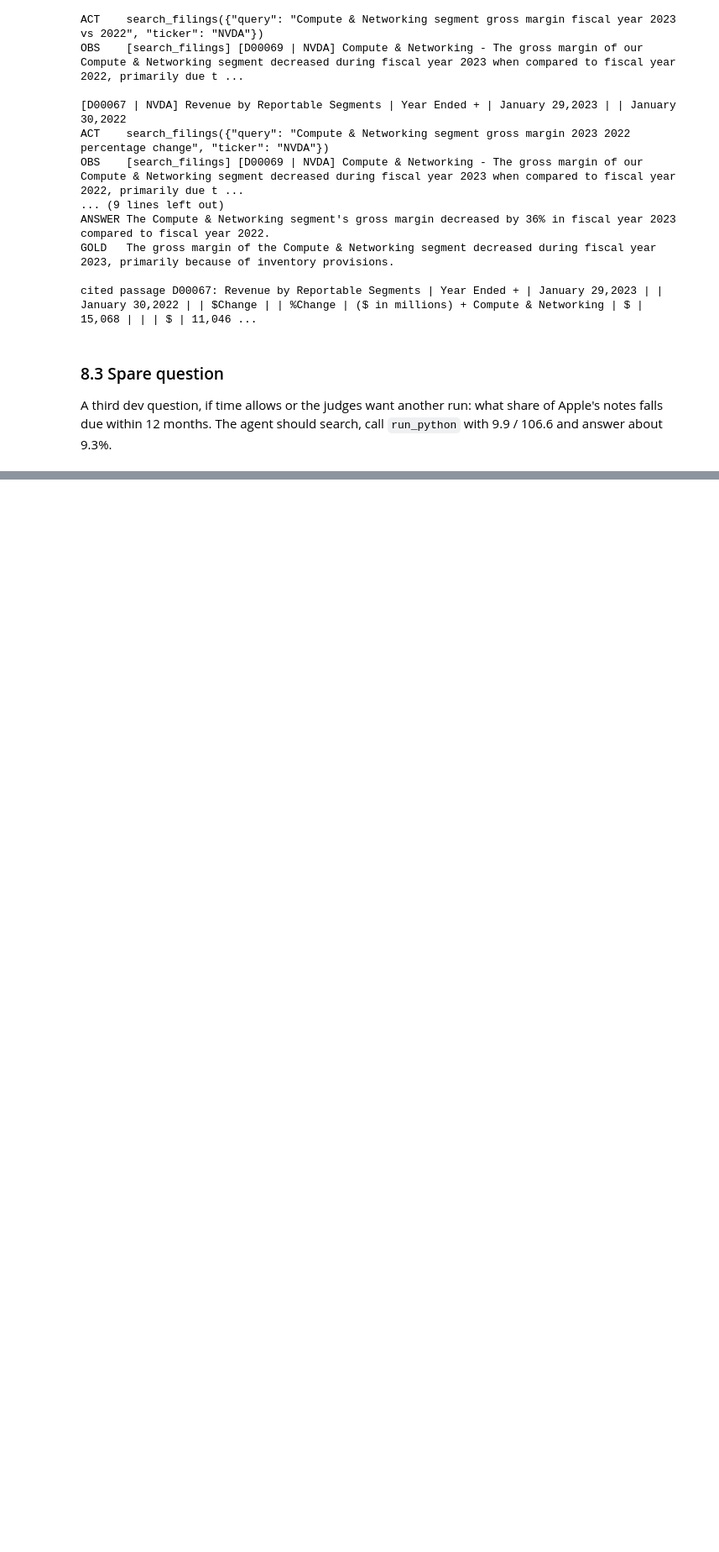
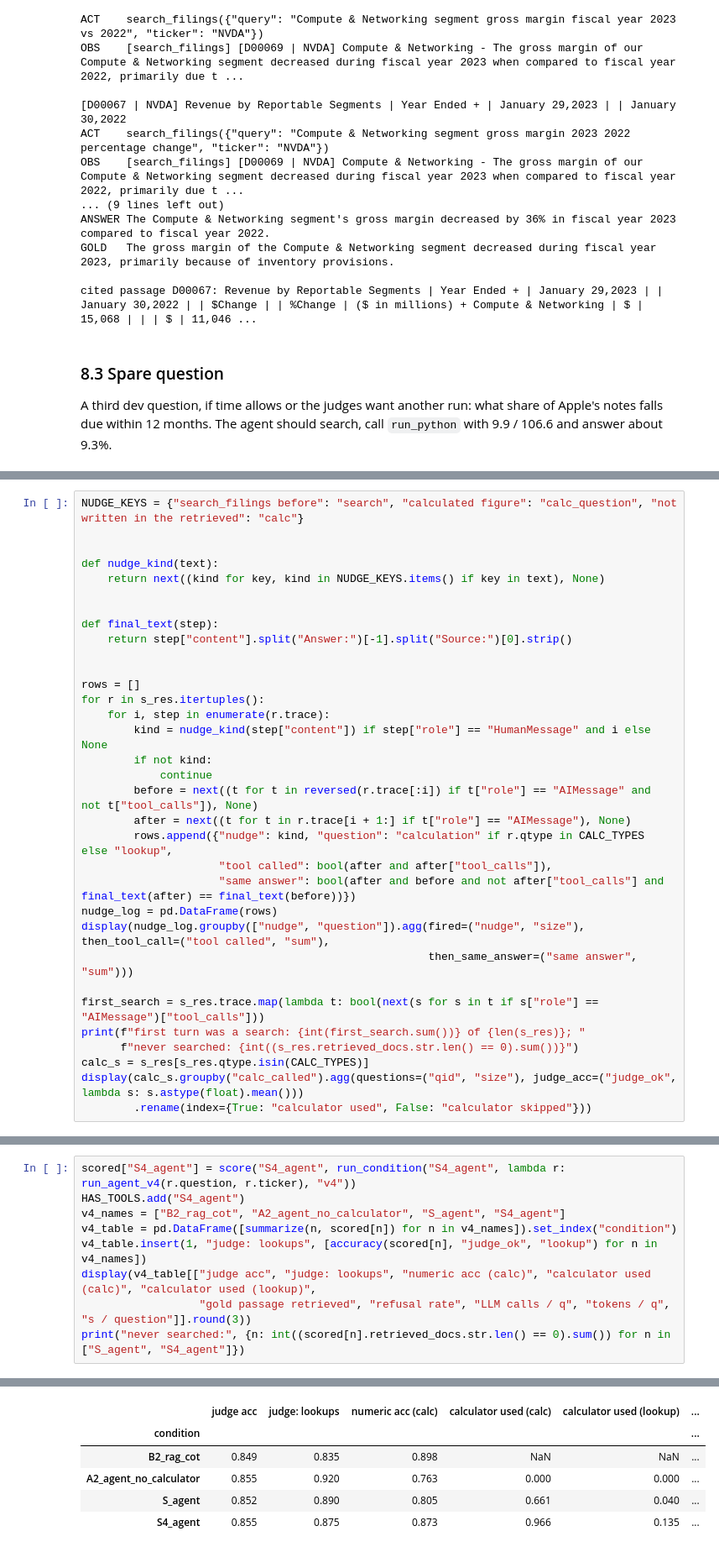
Before and after one commit to vyom-nikhra/p03_10k_analyst, a Jupyter notebook: P03_Financial_10K_Analyst.ipynb, the cells around one changed output, grey strips where cells are left out. Shown at 84% size. Cells and saved outputs as stored; diff of their text form; blank space fills up the shorter version.

Commit message:
Section 9: why the agent skipped its tools, and agent v4 (search first, structured answer, calculator decided in code)

```diff
--- a/P03_Financial_10K_Analyst.ipynb
+++ b/P03_Financial_10K_Analyst.ipynb
@@ -1972,0 +1983,33 @@ cited passage D00157: As of September 30, 2023, the Company had outstanding fixe
+# %%
+NUDGE_KEYS = {"search_filings before": "search", "calculated figure": "calc_question", "not written in the retrieved": "calc"}
+
+
+def nudge_kind(text):
+    return next((kind for key, kind in NUDGE_KEYS.items() if key in text), None)
+
+
+def final_text(step):
+    return step["content"].split("Answer:")[-1].split("Source:")[0].strip()
+
+
+rows = []
+for r in s_res.itertuples():
+    for i, step in enumerate(r.trace):
+        kind = nudge_kind(step["content"]) if step["role"] == "HumanMessage" and i else None
+        if not kind:
+            continue
+        before = next((t for t in reversed(r.trace[:i]) if t["role"] == "AIMessage" and not t["tool_calls"]), None)
+        after = next((t for t in r.trace[i + 1:] if t["role"] == "AIMessage"), None)
+        rows.append({"nudge": kind, "question": "calculation" if r.qtype in CALC_TYPES else "lookup",
+                     "tool called": bool(after and after["tool_calls"]),
+                     "same answer": bool(after and before and not after["tool_calls"] and final_text(after) == final_text(before))})
+nudge_log = pd.DataFrame(rows)
+display(nudge_log.groupby(["nudge", "question"]).agg(fired=("nudge", "size"), then_tool_call=("tool called", "sum"),
+                                                     then_same_answer=("same answer", "sum")))
+
+first_search = s_res.trace.map(lambda t: bool(next(s for s in t if s["role"] == "AIMessage")["tool_calls"]))
+print(f"first turn was a search: {int(first_search.sum())} of {len(s_res)}; "
+      f"never searched: {int((s_res.retrieved_docs.str.len() == 0).sum())}")
+calc_s = s_res[s_res.qtype.isin(CALC_TYPES)]
+display(calc_s.groupby("calc_called").agg(questions=("qid", "size"), judge_acc=("judge_ok", lambda s: s.astype(float).mean()))
+        .rename(index={True: "calculator used", False: "calculator skipped"}))
@@ -1972,0 +2188,10 @@ cited passage D00157: As of September 30, 2023, the Company had outstanding fixe
+# %%
+scored["S4_agent"] = score("S4_agent", run_condition("S4_agent", lambda r: run_agent_v4(r.question, r.ticker), "v4"))
+HAS_TOOLS.add("S4_agent")
+v4_names = ["B2_rag_cot", "A2_agent_no_calculator", "S_agent", "S4_agent"]
+v4_table = pd.DataFrame([summarize(n, scored[n]) for n in v4_names]).set_index("condition")
+v4_table.insert(1, "judge: lookups", [accuracy(scored[n], "judge_ok", "lookup") for n in v4_names])
+display(v4_table[["judge acc", "judge: lookups", "numeric acc (calc)", "calculator used (calc)", "calculator used (lookup)",
+                  "gold passage retrieved", "refusal rate", "LLM calls / q", "tokens / q", "s / question"]].round(3))
+print("never searched:", {n: int((scored[n].retrieved_docs.str.len() == 0).sum()) for n in ["S_agent", "S4_agent"]})
+# %% [output]
@@ -1972,0 +2214,6 @@ cited passage D00157: As of September 30, 2023, the Company had outstanding fixe
+|  | judge acc | judge: lookups | numeric acc (calc) | calculator used (calc) | calculator used (lookup) | ... |
+| condition |  |  |  |  |  | ... |
+| B2_rag_cot | 0.849 | 0.835 | 0.898 | NaN | NaN | ... |
+| A2_agent_no_calculator | 0.855 | 0.920 | 0.763 | 0.000 | 0.000 | ... |
+| S_agent | 0.852 | 0.890 | 0.805 | 0.661 | 0.040 | ... |
+| S4_agent | 0.855 | 0.875 | 0.873 | 0.966 | 0.135 | ... |
```
Also changed, not shown: parts of 17 cells of this notebook, 3 other files.
